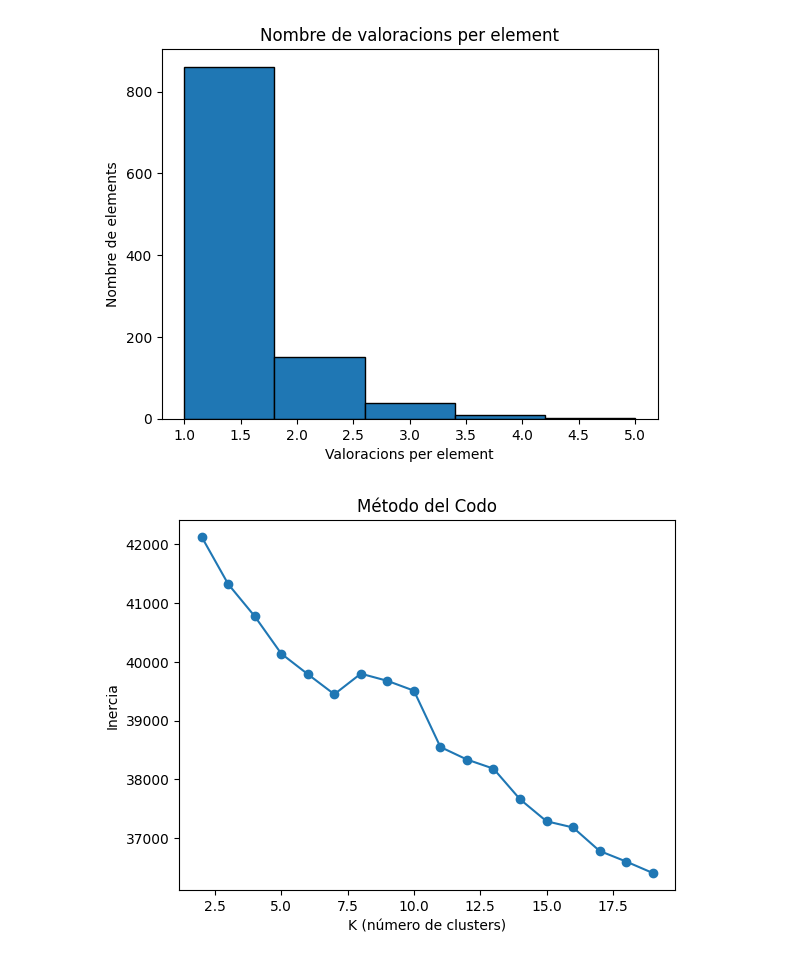
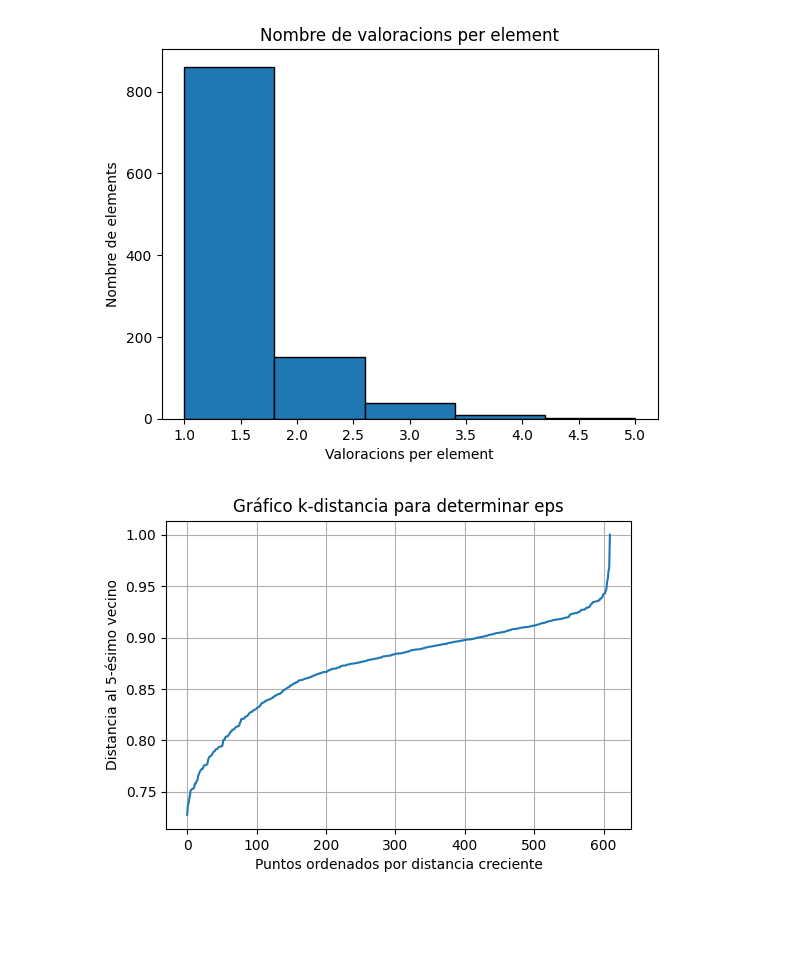
Before and after one commit to Polfono/clustering-recommenders, a Jupyter notebook: Code/datasetsTransform.ipynb, the cells around one changed output. Drawn from its saved outputs; the diff is of its cells as text; code cells hidden in the pictures; blank space fills up the shorter version.

```diff
--- a/Code/datasetsTransform.ipynb
+++ b/Code/datasetsTransform.ipynb
@@ -364,43 +364,63 @@ Número de celdas en la matriz de ratings: 457,920
 # %%
 import numpy as np
 import pandas as pd
+from sklearn.preprocessing import StandardScaler
+from sklearn.neighbors import NearestNeighbors
 import matplotlib.pyplot as plt
-from sklearn.cluster import KMeans
-from sklearn.metrics import silhouette_score
 
-range_k = range(2, 20)
+def similarity(train_df):
+    user_item = train_df.pivot_table(index='userId', columns='itemId', values='rating')
 
-df = pd.read_csv('../Datasets/ml-small.csv')
-users = df['userId'].unique()
-items = df['itemId'].unique()
-u_idx = {u: i for i, u in enumerate(users)}
-i_idx = {it: i for i, it in enumerate(items)}
+    R = user_item.values
+    mask = ~np.isnan(R)
 
-mat = np.zeros((len(users), len(items)), dtype=int)
-for _, row in df.iterrows():
-    if row.rating >= 4:
-        mat[u_idx[row.userId], i_idx[row.itemId]] = 1
+    # Media de valoraciones por usuario
+    sums = np.nansum(R, axis=1)
+    counts = mask.sum(axis=1)
+    means = sums / counts
 
-inertias, sils = [], []
-for k in range_k:
-    km = KMeans(n_clusters=k, random_state=42).fit(mat)
-    inertias.append(km.inertia_)
-    sils.append(silhouette_score(mat, km.labels_))
+    # Restar la media
+    R_centered = (R - means[:, None]) * mask
+    R_centered[np.isnan(R_centered)] = 0
 
-# Plot método del codo
-plt.figure()
-plt.plot(list(range_k), inertias, marker='o')
-plt.xlabel('K (número de clusters)')
-plt.ylabel('Inercia')
-plt.title('Método del Codo')
+    # Producto punto entre usuarios
+    norms = np.linalg.norm(R_centered, axis=1)
+    numerator = R_centered.dot(R_centered.T)
+
+    # Producto de las normas de los vectores
+    denominator = norms[:, None] * norms[None, :]
+
+    # Pearson
+    sim = np.divide(numerator, denominator, out=np.zeros_like(numerator), where=denominator != 0)
+
+    return pd.DataFrame(sim, index=user_item.index, columns=user_item.index), R_centered, means, user_item
+
+
+# 1) Carga tus datos y completa NaNs con la media por usuario:
+ratings = pd.read_csv('../Datasets/ml-small.csv')
+sim, _, _, _ = similarity(ratings)
+sim = 1 + sim.values.copy()
+with np.errstate(divide='ignore'):
+    dist = np.where(sim > 0, 1.0/sim, 20.0)
+# Aseguramos diagonal cero
+np.fill_diagonal(dist, 0.0)
+
+# 3) Calcula la distancia al k-ésimo vecino (k = min_samples):
+min_samples = 5  # por ejemplo
+nbrs = NearestNeighbors(n_neighbors=min_samples, metric='precomputed').fit(dist)
+distances, _ = nbrs.kneighbors(dist)
+
+# distances[i,j] es la distancia del punto i a su j-ésimo vecino.
+# Tomamos la columna k-1 (índice min_samples-1) y la ordenamos:
+k_distances = np.sort(distances[:, min_samples-1])
+
+# 4) Grafica la curva k-distancia:
+plt.figure(figsize=(6,4))
+plt.plot(k_distances)
+plt.ylabel(f"Distancia al {min_samples}-ésimo vecino")
+plt.xlabel("Puntos ordenados por distancia creciente")
+plt.title("Gráfico k-distancia para determinar eps")
+plt.grid(True)
 plt.show()
-
-# Plot coeficiente de silueta
-plt.figure()
-plt.plot(list(range_k), sils, marker='o')
-plt.xlabel('K (número de clusters)')
-plt.ylabel('Silhouette Score')
-plt.title('Coeficiente de Silueta')
-plt.show()
 # %% [output]
-[figure, old version]
+[figure, new version]
```
Also changed, not shown: parts of 1 cell of this notebook, 15 other files.
